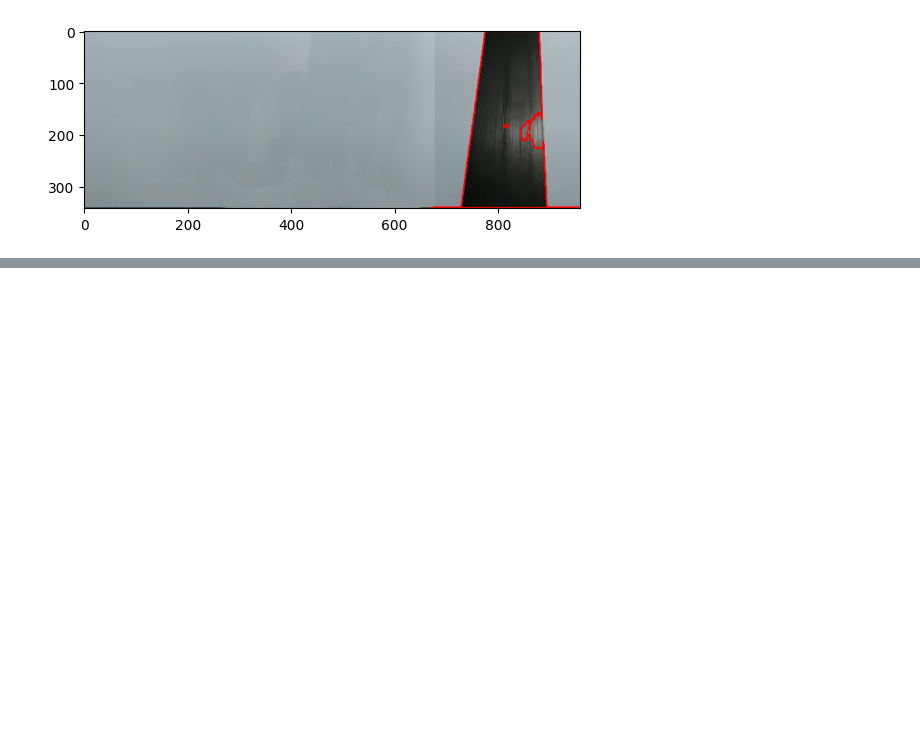
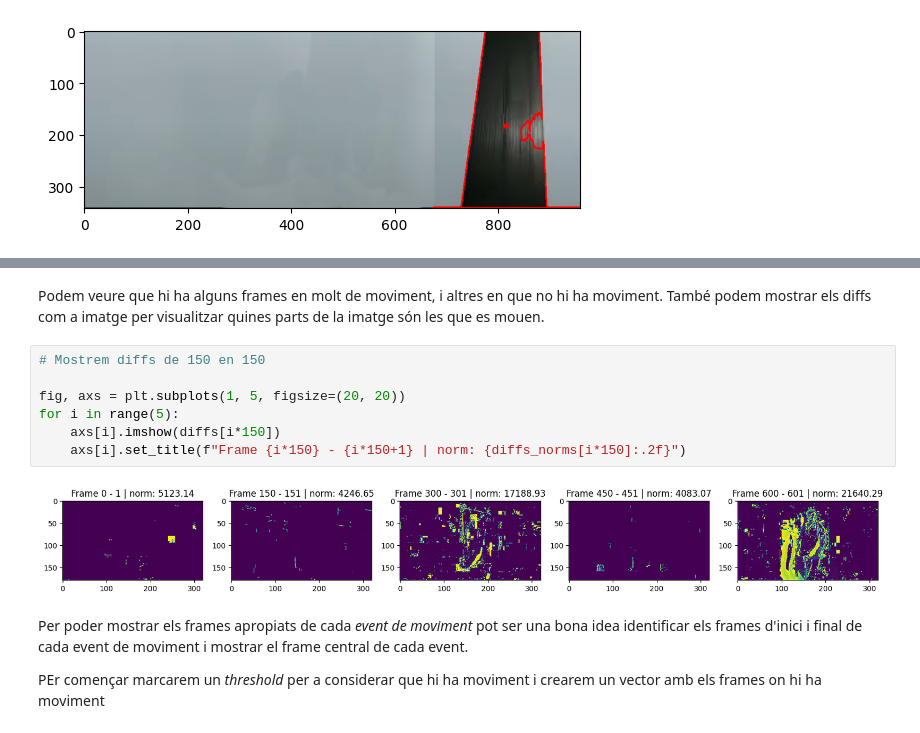
Before and after one commit to lawer/mia, a Jupyter notebook: apunts/8.-Reconeixement imatges/1.-Introduccio_OpenCV.ipynb, the cells around one changed output, grey strips where cells are left out. Drawn from its saved outputs; the diff is of its cells as text; blank space fills up the shorter version.

```diff
--- a/apunts/8.-Reconeixement imatges/1.-Introduccio_OpenCV.ipynb
+++ b/apunts/8.-Reconeixement imatges/1.-Introduccio_OpenCV.ipynb
@@ -183,0 +234,15 @@ plt.imshow(im_proc)
+# %% [markdown]
+Podem veure que hi ha alguns frames en molt de moviment, i altres en que no hi ha moviment. També podem mostrar els diffs com a imatge per visualitzar quines parts de la imatge són les que es mouen.
+# %%
+# Mostrem diffs de 150 en 150
+
+fig, axs = plt.subplots(1, 5, figsize=(20, 20))
+for i in range(5):
+    axs[i].imshow(diffs[i*150])
+    axs[i].set_title(f"Frame {i*150} - {i*150+1} | norm: {diffs_norms[i*150]:.2f}")
+# %% [output]
+[figure, added]
+# %% [markdown]
+Per poder mostrar els frames apropiats de cada _event de moviment_ pot ser una bona idea identificar els frames d'inici i final de cada event de moviment i mostrar el frame central de cada event.
+
+PEr començar marcarem un _threshold_ per a considerar que hi ha moviment i crearem un vector amb els frames on hi ha moviment
```
Also changed, not shown: parts of 15 cells of this notebook, 1 other file.
